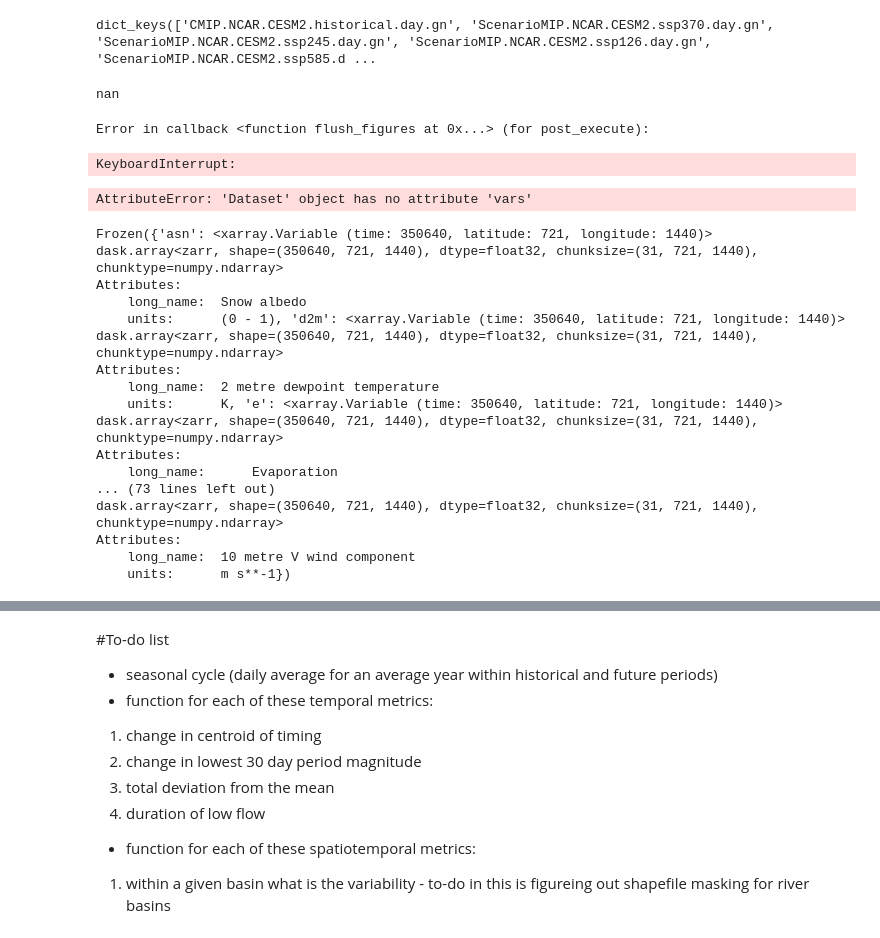
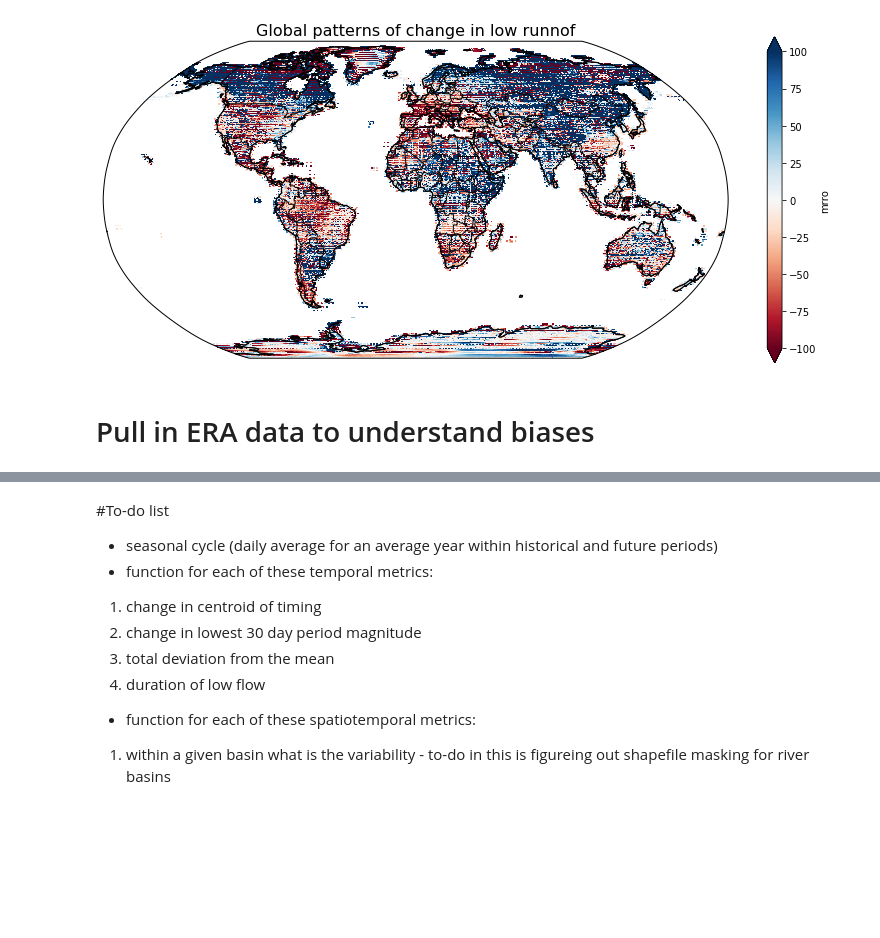
Before and after one commit to orianac/futuredrought, a Jupyter notebook: global_drought.ipynb, the cells around one changed output, grey strips where cells are left out. Saved outputs shown, nothing was run; the diff lists cells and outputs as text; code cells hidden in the pictures; blank space fills up the shorter version.

Commit message:
Cleaning up low flow functions

```diff
--- a/global_drought.ipynb
+++ b/global_drought.ipynb
@@ -69,7 +50,7 @@ for name, ds in tqdm(dset_dict.items()):
     if ('longitude' in ds.dims) and ('latitude' in ds.dims):
         ds = ds.rename({'longitude':'lon', 'latitude': 'lat'}) # some models labelled dimensions differently...
     ds = xr.decode_cf(ds) # temporary hack, not sure why I need this but has to do with calendar-aware metadata on the time variable
-    ds = ds.sel(time=time_slice) # subset the data for the time period of interest
+#     ds = ds.sel(time=time_slice) # subset the data for the time period of interest
 
     # drop redundant variables (like "height: 2m")
     for coord in ds.coords:
@@ -89,3 +70,6 @@ Progress: |███████████████████████
 # %%
-def change_annual_mean(historic, future):
-    return (future.mean(dim='time')-historic.mean(dim='time'))/historic.mean(dim='time') * 100
+def calculate_change(historic, future, percentage=True):
+    if percentage:
+        return (future - historic)/(historic) * 100
+    else:
+        return future - historic
@@ -91,0 +79,3 @@ def change_annual_mean(historic, future):
+# %%
+def low_runoff(ts):
+    return ts.resample(time='M').mean().groupby('time.year').min().mean(dim='year')
@@ -94,13 +87,13 @@ def change_annual_mean(historic, future):
 change_dict = {}
 for source_id in set(cat.df['source_id']):
     institution_id = list(set(cat.df['institution_id'][cat.df['source_id']==source_id].values))[0]
-    if institution_id == 'EC-Earth-Consortium': # this one just is doing something funky with its latitudes
+    if institution_id == 'EC-Earth-Consortium' or source_id == 'GFDL-ESM4' \
+            or institution_id == 'CNRM-CERFACS' or source_id == 'HadGEM3-GC31-LL' \
+    or source_id == 'BCC-ESM1' or source_id == 'MIROC-ES2L' or source_id == 'SAM0-UNICON' \
+    or source_id == 'MPI-ESM1-2-HR': # this one just is doing something funky with its latitudes
         continue
     working_ds_historical = ds_dict['CMIP.{}.{}.historical.day.gn'.format(institution_id, source_id)][variable_of_interest]
     working_ds_future = ds_dict['ScenarioMIP.{}.{}.ssp585.day.gn'.format(institution_id, source_id)][variable_of_interest]
     runoff_historical = working_ds_historical.sel(time=historical_slice)
     runoff_future = working_ds_future.sel(time=future_slice)
-    function = change_annual_mean
-    change_dict[source_id] = function(historical, future)
-#         except:
-#             continue
+    change_dict[source_id] = calculate_change(low_runoff(runoff_historical), low_runoff(runoff_future))
@@ -126,4 +99,0 @@ ScenarioMIP.CCCma.CanESM5.ssp585.day.gn
-# %%
-ds_dict.keys()
-# %% [output]
-dict_keys(['CMIP.NCAR.CESM2.historical.day.gn', 'ScenarioMIP.NCAR.CESM2.ssp370.day.gn', 'ScenarioMIP.NCAR.CESM2.ssp245.day.gn', 'ScenarioMIP.NCAR.CESM2.ssp126.day.gn', 'ScenarioMIP.NCAR.CESM2.ssp585.d ...
@@ -139,4 +99,0 @@ change = ( future_low - historical_low ) / (historical_low) * 100
-# %%
-np.min(change.mrro.values)
-# %% [output]
-nan
@@ -143,29 +104,17 @@ nan
 # %%
 fig, axarr = plt.subplots(nrows=1, ncols=1, figsize=(14,6),
                           subplot_kw=dict(projection=ccrs.Robinson()))
 ax = axarr
 ax.set_global()
 ax.coastlines()
-q = change.mrro.plot(ax=ax,
+q = change_dict['MRI-ESM2-0'].mean(dim='gcm').plot(ax=ax,
                                 transform=ccrs.PlateCarree(),
                                 vmin=-100, vmax=100,
                                 cmap='RdBu')
 
 ax.add_feature(cartopy.feature.COASTLINE)
 ax.add_feature(cartopy.feature.BORDERS, linestyle='-')
 plt.title('Global patterns of change in low runnof',fontsize=16, ha='center');
 plt.savefig('../figures/future_runoff_changes.png',dpi=100,bbox_inches='tight')
 # %% [output]
-Error in callback <function flush_figures at 0x...> (for post_execute):
-KeyboardInterrupt:
+[figure, added]
-# %%
-import gcsfs
-import fsspec
-import xarray as xr
-
-with xr.open_zarr(fsspec.get_mapper('gcs://pangeo-era5/reanalysis/spatial-analysis'),
-                  consolidated=True,
-                  chunks='auto') as ds:
-    print(ds.vars)
-# %% [output]
-AttributeError: 'Dataset' object has no attribute 'vars'
@@ -172,24 +124,6 @@ AttributeError: 'Dataset' object has no attribute 'vars'
+# %% [markdown]
+# Pull in ERA data to understand biases
 # %%
 ds = xr.open_zarr(fsspec.get_mapper('gcs://pangeo-era5/reanalysis/spatial-analysis'),
                   consolidated=True,
                   chunks='auto')
-# %%
-ds.variables
-# %% [output]
-Frozen({'asn': <xarray.Variable (time: 350640, latitude: 721, longitude: 1440)>
-dask.array<zarr, shape=(350640, 721, 1440), dtype=float32, chunksize=(31, 721, 1440), chunktype=numpy.ndarray>
-Attributes:
-    long_name:  Snow albedo
-    units:      (0 - 1), 'd2m': <xarray.Variable (time: 350640, latitude: 721, longitude: 1440)>
-dask.array<zarr, shape=(350640, 721, 1440), dtype=float32, chunksize=(31, 721, 1440), chunktype=numpy.ndarray>
-Attributes:
-    long_name:  2 metre dewpoint temperature
-    units:      K, 'e': <xarray.Variable (time: 350640, latitude: 721, longitude: 1440)>
-dask.array<zarr, shape=(350640, 721, 1440), dtype=float32, chunksize=(31, 721, 1440), chunktype=numpy.ndarray>
-Attributes:
-    long_name:      Evaporation
-... (73 lines left out)
-dask.array<zarr, shape=(350640, 721, 1440), dtype=float32, chunksize=(31, 721, 1440), chunktype=numpy.ndarray>
-Attributes:
-    long_name:  10 metre V wind component
-    units:      m s**-1})
```
Also changed, not shown: parts of 17 cells of this notebook.
